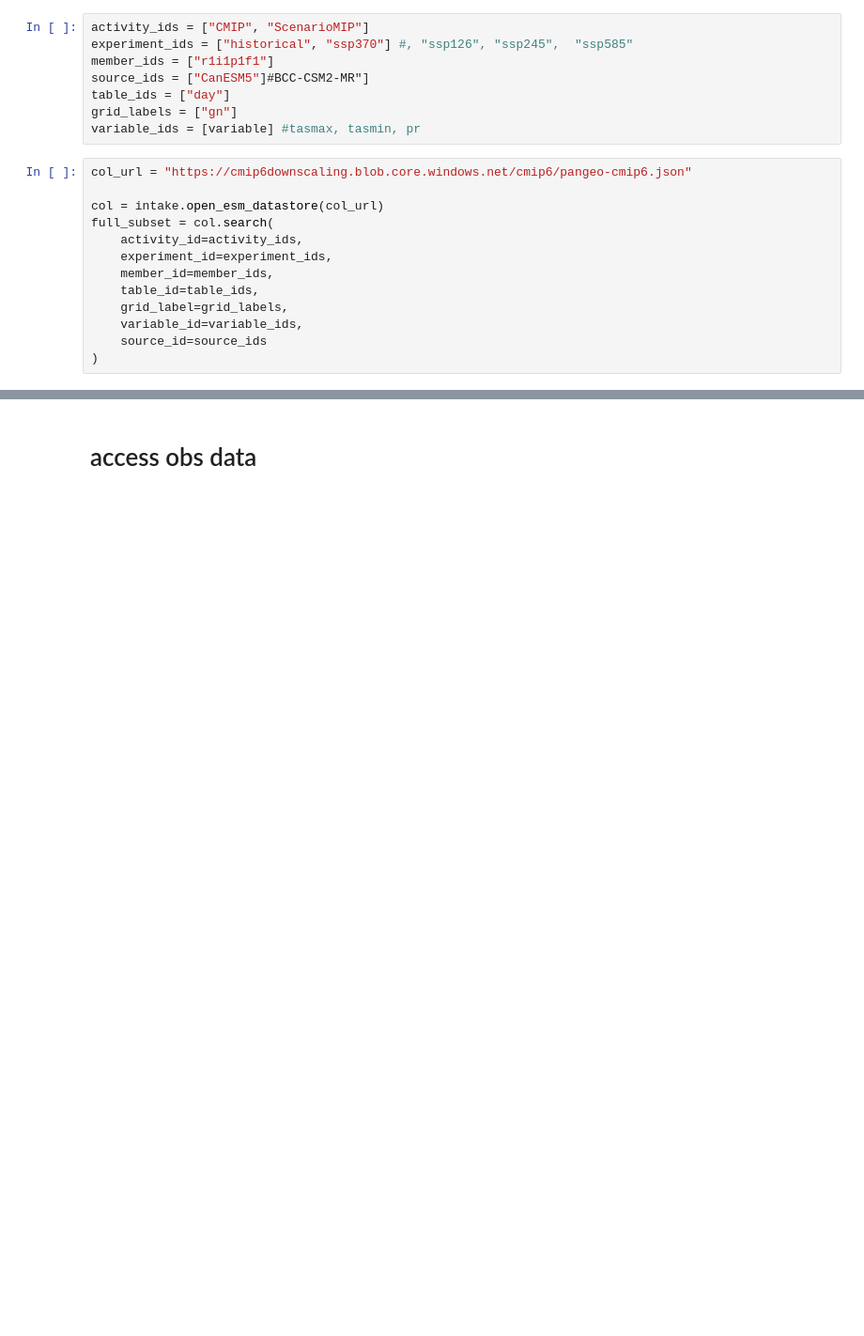
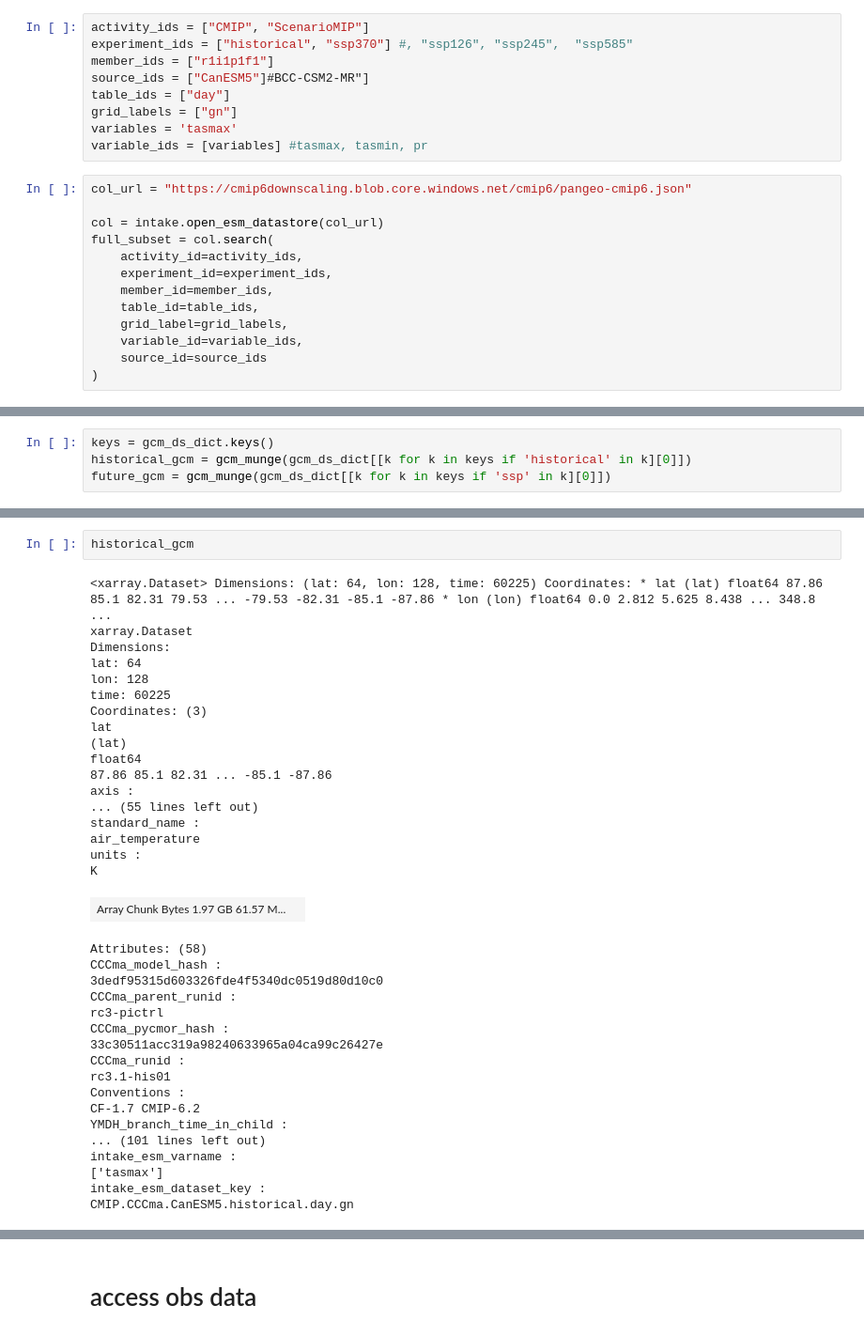
Before and after one commit to carbonplan/cmip6-downscaling, a Jupyter notebook: notebooks/gard_workflow.ipynb, the cells around one changed output, grey strips where cells are left out. Shown at 94% size. Cells and saved outputs as stored; diff of their text form; blank space fills up the shorter version.

```diff
--- a/notebooks/gard_workflow.ipynb
+++ b/notebooks/gard_workflow.ipynb
@@ -40,7 +44,8 @@ member_ids = ["r1i1p1f1"]
 source_ids = ["CanESM5"]#BCC-CSM2-MR"]
 table_ids = ["day"]
 grid_labels = ["gn"]
-variable_ids = [variable] #tasmax, tasmin, pr
+variables = 'tasmax'
+variable_ids = [variables] #tasmax, tasmin, pr
 # %%
 col_url = "https://cmip6downscaling.blob.core.windows.net/cmip6/pangeo-cmip6.json"
 
@@ -70,0 +72,4 @@ dict_keys(['ScenarioMIP.CCCma.CanESM5.ssp370.day.gn', 'CMIP.CCCma.CanESM5.histor
+# %%
+keys = gcm_ds_dict.keys()
+historical_gcm = gcm_munge(gcm_ds_dict[[k for k in keys if 'historical' in k][0]])
+future_gcm = gcm_munge(gcm_ds_dict[[k for k in keys if 'ssp' in k][0]])
@@ -70,0 +93,38 @@ dict_keys(['ScenarioMIP.CCCma.CanESM5.ssp370.day.gn', 'CMIP.CCCma.CanESM5.histor
+# %%
+historical_gcm
+# %% [output]
+<xarray.Dataset> Dimensions: (lat: 64, lon: 128, time: 60225) Coordinates: * lat (lat) float64 87.86 85.1 82.31 79.53 ... -79.53 -82.31 -85.1 -87.86 * lon (lon) float64 0.0 2.812 5.625 8.438 ... 348.8 ...
+xarray.Dataset
+Dimensions:
+lat: 64
+lon: 128
+time: 60225
+Coordinates: (3)
+lat
+(lat)
+float64
+87.86 85.1 82.31 ... -85.1 -87.86
+axis :
+... (55 lines left out)
+standard_name :
+air_temperature
+units :
+K
+| Array Chunk Bytes 1.97 GB 61.57 M... |  |
+Attributes: (58)
+CCCma_model_hash :
+3dedf95315d603326fde4f5340dc0519d80d10c0
+CCCma_parent_runid :
+rc3-pictrl
+CCCma_pycmor_hash :
+33c30511acc319a98240633965a04ca99c26427e
+CCCma_runid :
+rc3.1-his01
+Conventions :
+CF-1.7 CMIP-6.2
+YMDH_branch_time_in_child :
+... (101 lines left out)
+intake_esm_varname :
+['tasmax']
+intake_esm_dataset_key :
+CMIP.CCCma.CanESM5.historical.day.gn
```
Also changed, not shown: parts of 39 cells of this notebook.
